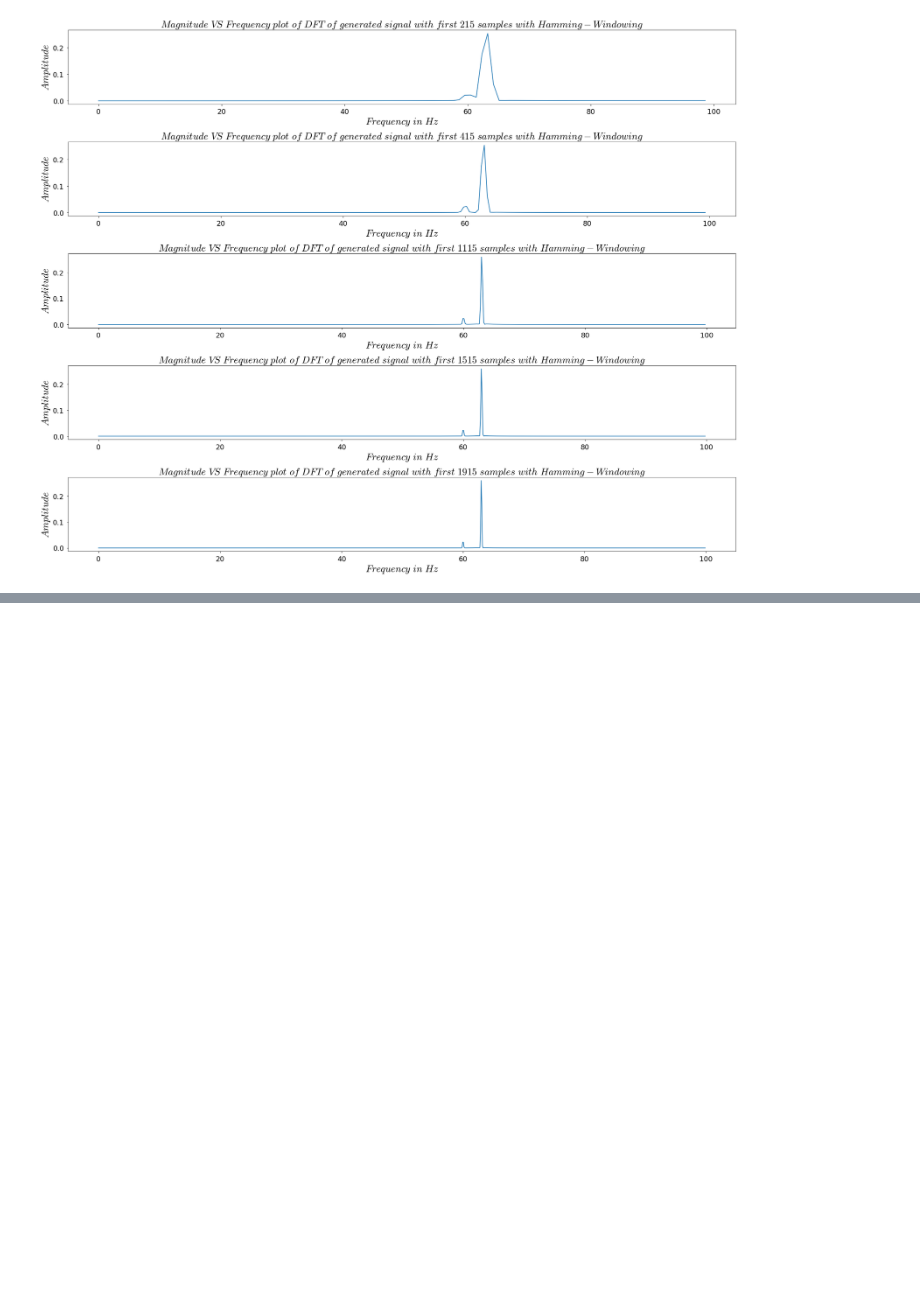
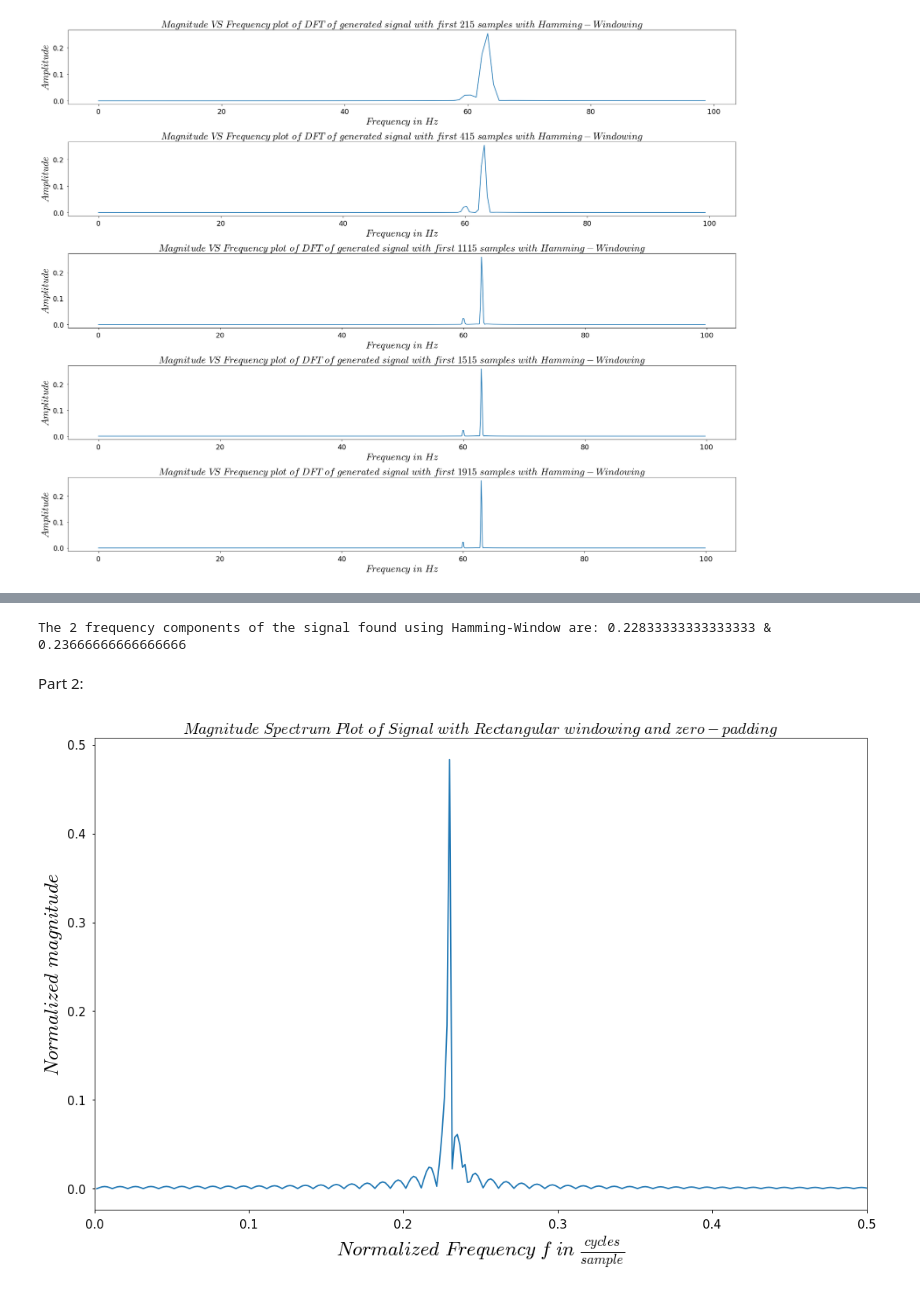
Before and after one commit to Harsha1569/DSP_Lab, a Jupyter notebook: Experiment_4/Experiment__4.ipynb, the cells around one changed output, grey strips where cells are left out. Drawn from its saved outputs; the diff is of its cells as text; code cells hidden in the pictures; blank space fills up the shorter version.

```diff
--- a/Experiment_4/Experiment__4.ipynb
+++ b/Experiment_4/Experiment__4.ipynb
@@ -296,0 +318,14 @@ hamm_window = sp.windows.hamming(N)
+# %%
+peaks_1=sp.find_peaks(np.abs(dft1), prominence=0.5)[0]
+print('The 2 frequency components of the signal found using Hamming-Window are: {} & {} '.format(peaks_1[0]/N, peaks_1[1]/N))
+# %% [output]
+The 2 frequency components of the signal found using Hamming-Window are: 0.22833333333333333 & 0.23666666666666666
+# %% [markdown]
+Part 2:
+# %%
+rectangular_window = sp.windows.boxcar(N)
+dft2 = fft(rectangular_window*x, N)
+plot_s((1/N)*np.arange(1, N+1), np.abs((dft2/original_length)), title=r'$Magnitude\ Spectrum\ Plot\ of\ Signal\ with\ Rectangular\ windowing\ and\ zero-padding$', xaxis_label=r'$Normalized\ Frequency\ f\ in\ \frac{cycles}{sample}$', yaxis_label=r'$Normalized\ magnitude$')
+fig.savefig('fig8.png')
+# %% [output]
+[figure, added]
```
Also changed, not shown: parts of 4 cells of this notebook.
